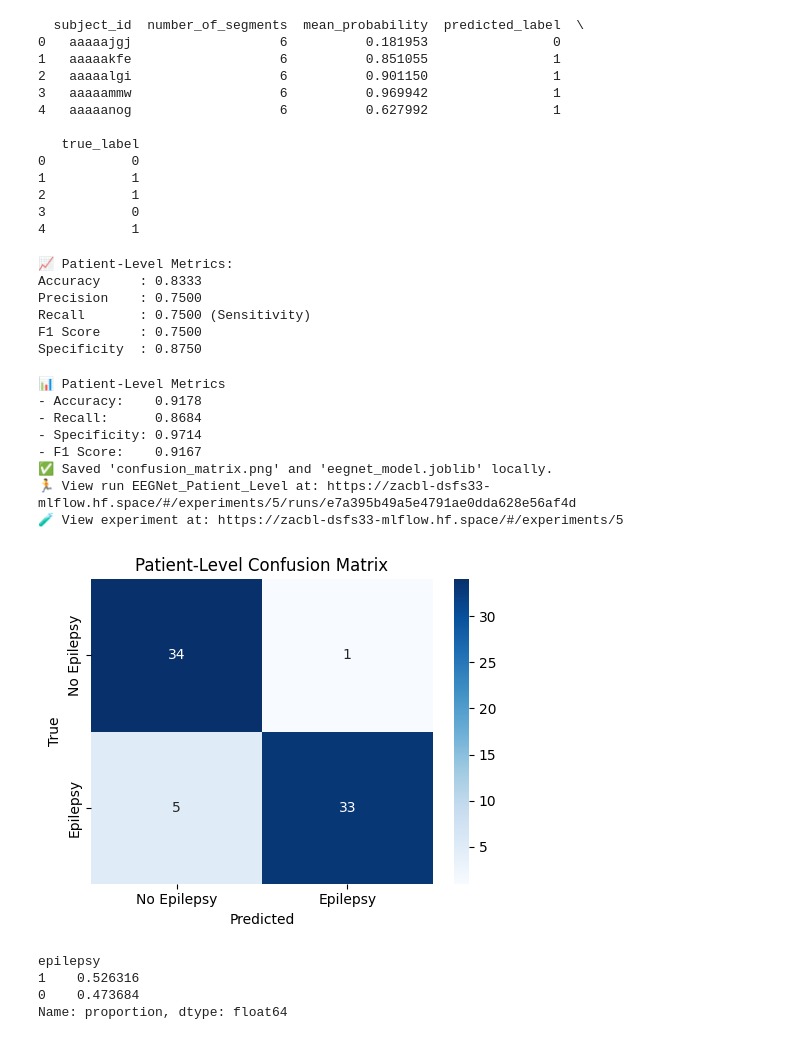
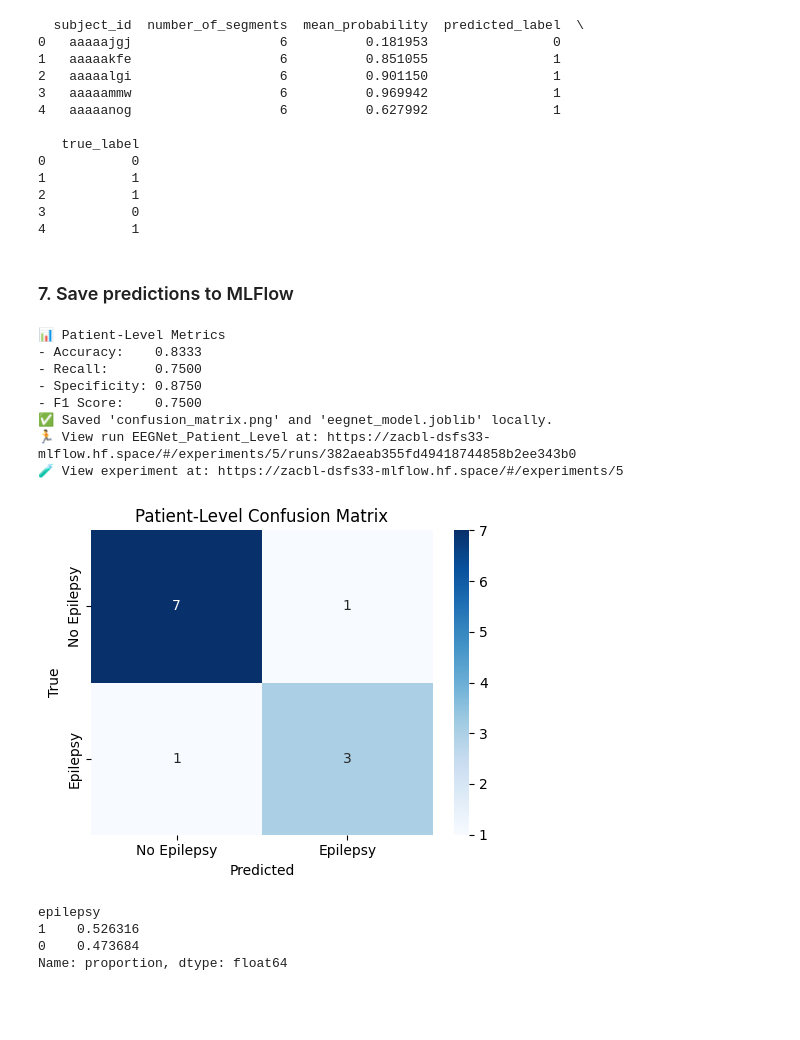
Before and after one commit to sonydata/EEG_Epilepsy_Classification, a Jupyter notebook: EEGNet.ipynb, the cells around one changed output. Drawn from its saved outputs; the diff is of its cells as text; code cells hidden in the pictures; blank space fills up the shorter version.

Commit message:
updated EEGnet notebook

```diff
--- a/EEGNet.ipynb
+++ b/EEGNet.ipynb
@@ -401,32 +412,8 @@ print(agg_df.head())
 2           1
 3           0
 4           1
-# %%
-from sklearn.metrics import accuracy_score, recall_score, precision_score, f1_score, confusion_matrix
-
-y_true = agg_df["true_label"]
-y_pred = agg_df["predicted_label"]
-
-acc = accuracy_score(y_true, y_pred)
-recall = recall_score(y_true, y_pred)
-precision = precision_score(y_true, y_pred)
-f1 = f1_score(y_true, y_pred)
-tn, fp, fn, tp = confusion_matrix(y_true, y_pred).ravel()
-specificity = tn / (tn + fp)
-
-print("\n📈 Patient-Level Metrics:")
-print(f"Accuracy     : {acc:.4f}")
-print(f"Precision    : {precision:.4f}")
-print(f"Recall       : {recall:.4f} (Sensitivity)")
-print(f"F1 Score     : {f1:.4f}")
-print(f"Specificity  : {specificity:.4f}")
-# %% [output]
-📈 Patient-Level Metrics:
-Accuracy     : 0.8333
-Precision    : 0.7500
-Recall       : 0.7500 (Sensitivity)
-F1 Score     : 0.7500
-Specificity  : 0.8750
+# %% [markdown]
+### 7. Save predictions to MLFlow
 # %%
 import os
 import mlflow
@@ -466,7 +453,7 @@ with mlflow.start_run(experiment_id=experiment.experiment_id):
     # ========== Aggregate segment-level → patient-level ==========
     agg_df = aggregate_predictions_dl(
         model=model,
-        segment_df=df,
+        segment_df=test_df,
         feature_cols=[col for col in df.columns if col.startswith("EEG")],
         id_col='subject_id',
         label_col='epilepsy',
@@ -500,39 +487,39 @@ with mlflow.start_run(experiment_id=experiment.experiment_id):
     # ========== Save files locally only ==========
     # Save confusion matrix locally (but NOT logging to MLflow)
     conf_mat = confusion_matrix(y_true, y_pred)
     plt.figure(figsize=(5, 4))
     sns.heatmap(conf_mat, annot=True, fmt="d", cmap="Blues",
                 xticklabels=["No Epilepsy", "Epilepsy"],
                 yticklabels=["No Epilepsy", "Epilepsy"])
     plt.title("Patient-Level Confusion Matrix")
     plt.xlabel("Predicted")
     plt.ylabel("True")
     plt.tight_layout()
     plt.savefig("confusion_matrix.png")  # Local only
 
     # Save model locally using joblib
     model_dict = {
         "model_state_dict": model.state_dict(),
         "model_params": {
             "n_channels": 21,
             "n_samples": 1250,
             "num_classes": 2
         }
     }
     joblib.dump(model_dict, "eegnet_model.joblib")  # Local only
 
     print("✅ Saved 'confusion_matrix.png' and 'eegnet_model.joblib' locally.")
     mlflow.end_run()
 # %% [output]
 📊 Patient-Level Metrics
-- Accuracy:    0.9178
-- Recall:      0.8684
-- Specificity: 0.9714
-- F1 Score:    0.9167
+- Accuracy:    0.8333
+- Recall:      0.7500
+- Specificity: 0.8750
+- F1 Score:    0.7500
 ✅ Saved 'confusion_matrix.png' and 'eegnet_model.joblib' locally.
-🏃 View run EEGNet_Patient_Level at: https://zacbl-dsfs33-mlflow.hf.space/#/experiments/5/runs/e7a395b49a5e4791ae0dda628e56af4d
+🏃 View run EEGNet_Patient_Level at: https://zacbl-dsfs33-mlflow.hf.space/#/experiments/5/runs/382aeab355fd49418744858b2ee343b0
 🧪 View experiment at: https://zacbl-dsfs33-mlflow.hf.space/#/experiments/5
-[figure, old version]
+[figure, new version]
 # %%
 df["epilepsy"].value_counts(normalize=True)
 # %% [output]
```
Also changed, not shown: parts of 7 cells of this notebook, 1 other file.
